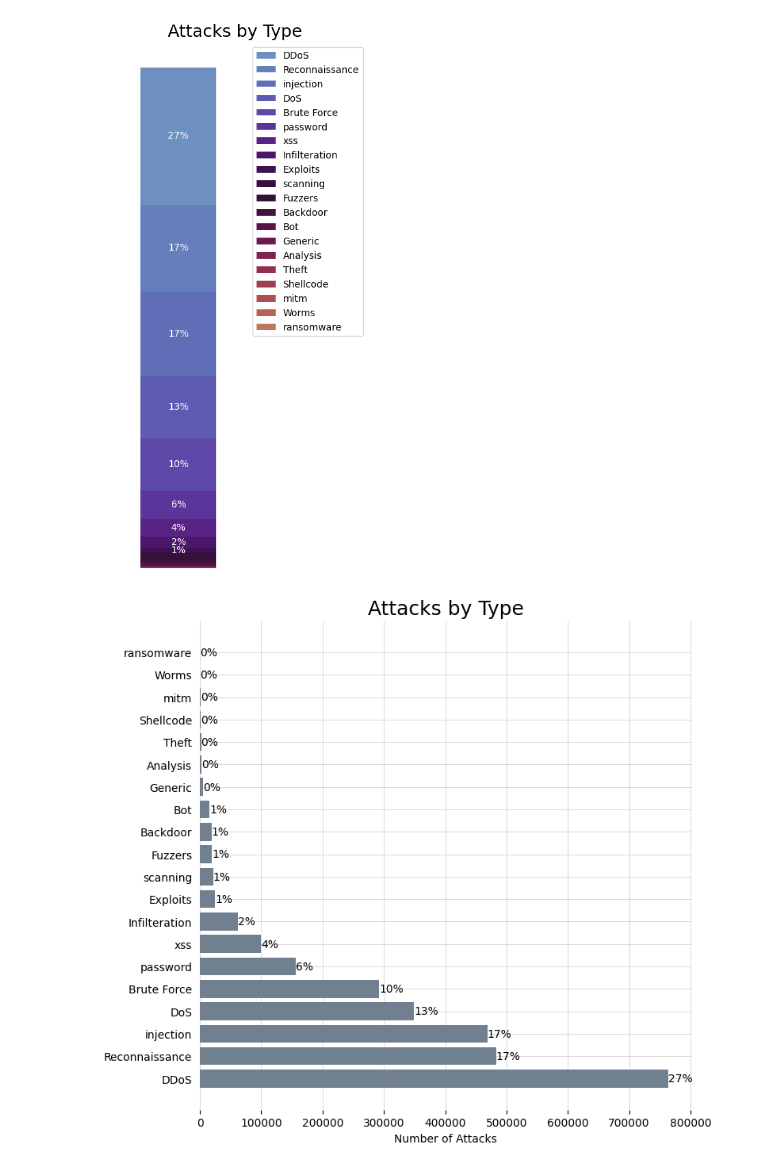
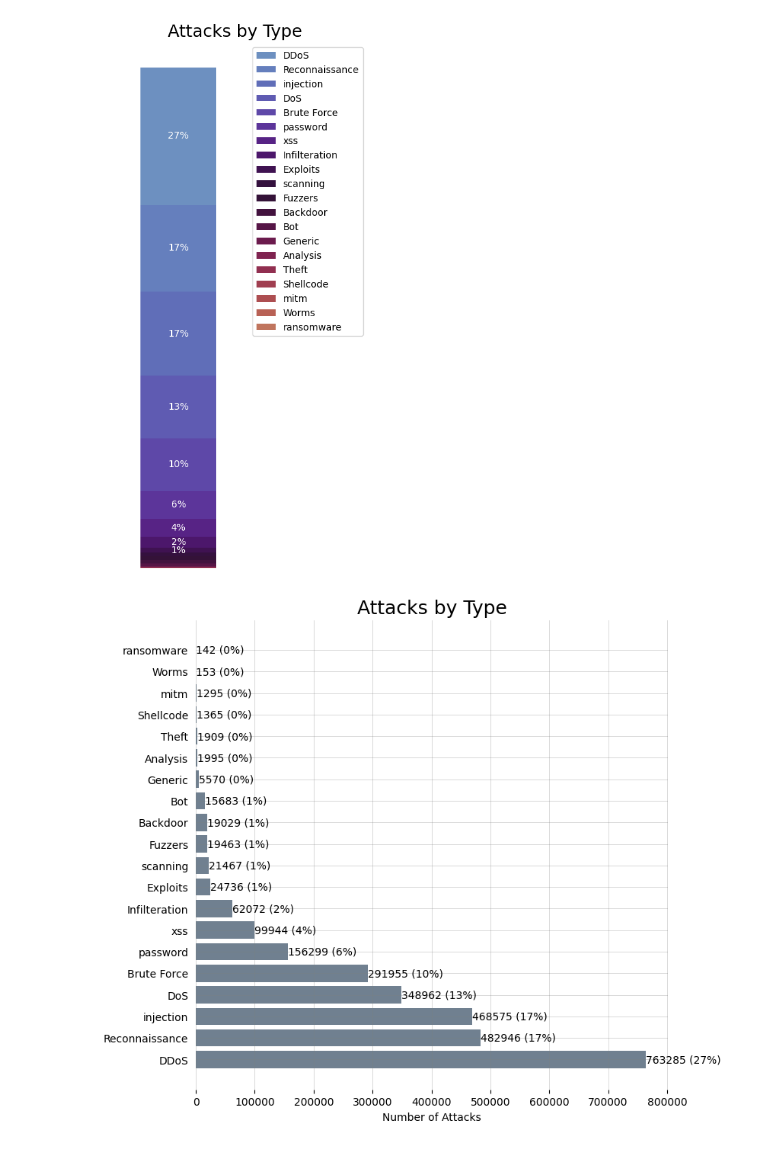
Before and after one commit to AndrewGBalaschak/CPTS-475-Final-Project, a Jupyter notebook: visualization.ipynb, the cells around one changed output. Cells and saved outputs as stored; diff of their text form; code cells hidden in the pictures.

Commit message:
Updated bar chart

```diff
--- a/visualization.ipynb
+++ b/visualization.ipynb
@@ -56,28 +56,28 @@ plt.show()
 # %%
 ##### ----- Attack Class Distribution ----- #####
 # Figure
 fig, ax = plt.subplots(figsize=(8,8))
 
 # Horizontal bar plot
 ax.barh(attack_label, attack_count, align='center', color='slategray')
 
 # Remove axes splines
 for s in ['top', 'bottom', 'left', 'right']:
     ax.spines[s].set_visible(False)
 
 # Remove y ticks
 ax.yaxis.set_ticks_position('none')
 
 # Add grid lines
 ax.grid(visible=True, color ='grey', linestyle ='-', linewidth=0.5, alpha=0.4)
 
-# Add percentage labels
+# Add number and percentage labels
 for i in ax.patches:
-    plt.text(i.get_width(), i.get_y()+0.25, str(f"{i.get_width()/overall_count[1]:.0%}"))
+    plt.text(i.get_width(), i.get_y()+0.25, str(f"{i.get_width()} ({i.get_width()/overall_count[1]:.0%})"))
 
 ax.set_title('Attacks by Type', fontsize=18)
 ax.set_xlabel('Number of Attacks')
 
 plt.show()
 # %% [output]
-[figure, old version]
+[figure, new version]
```
